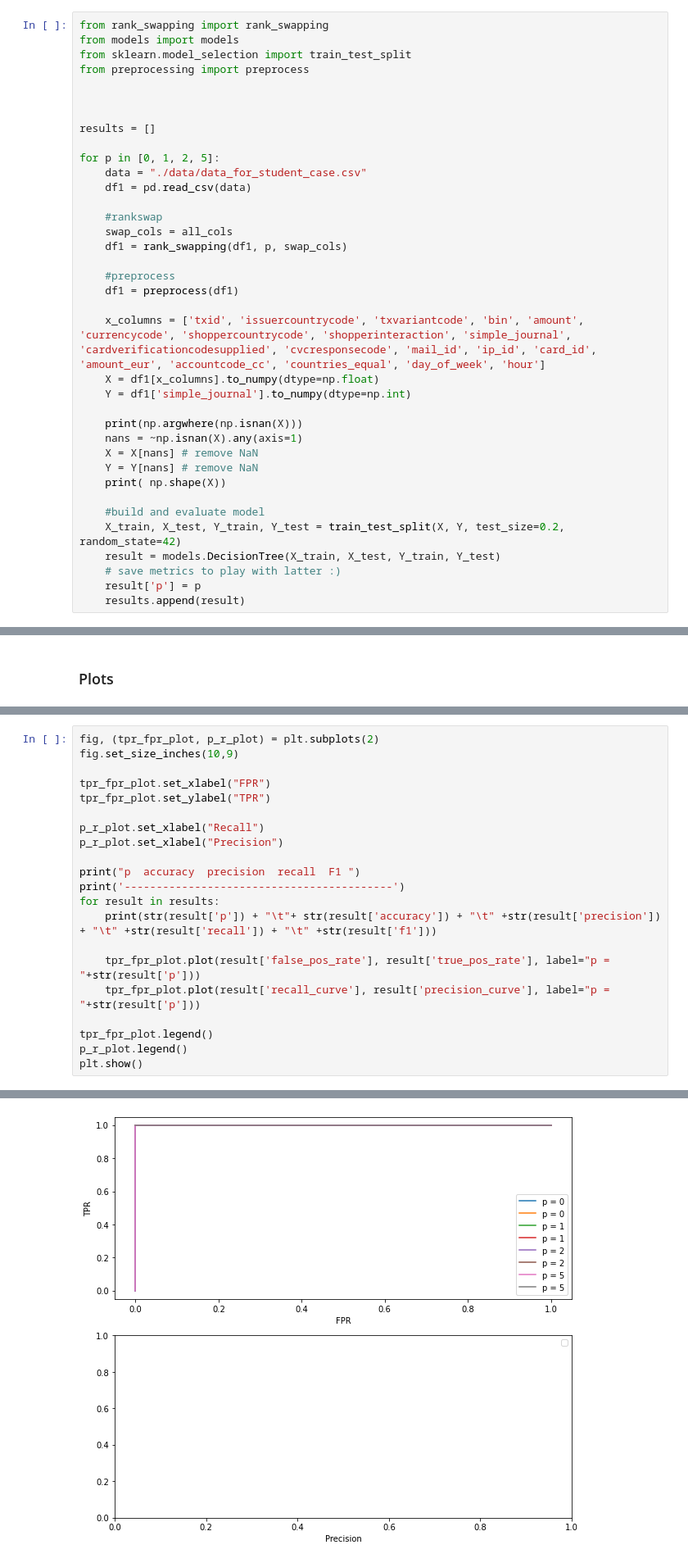
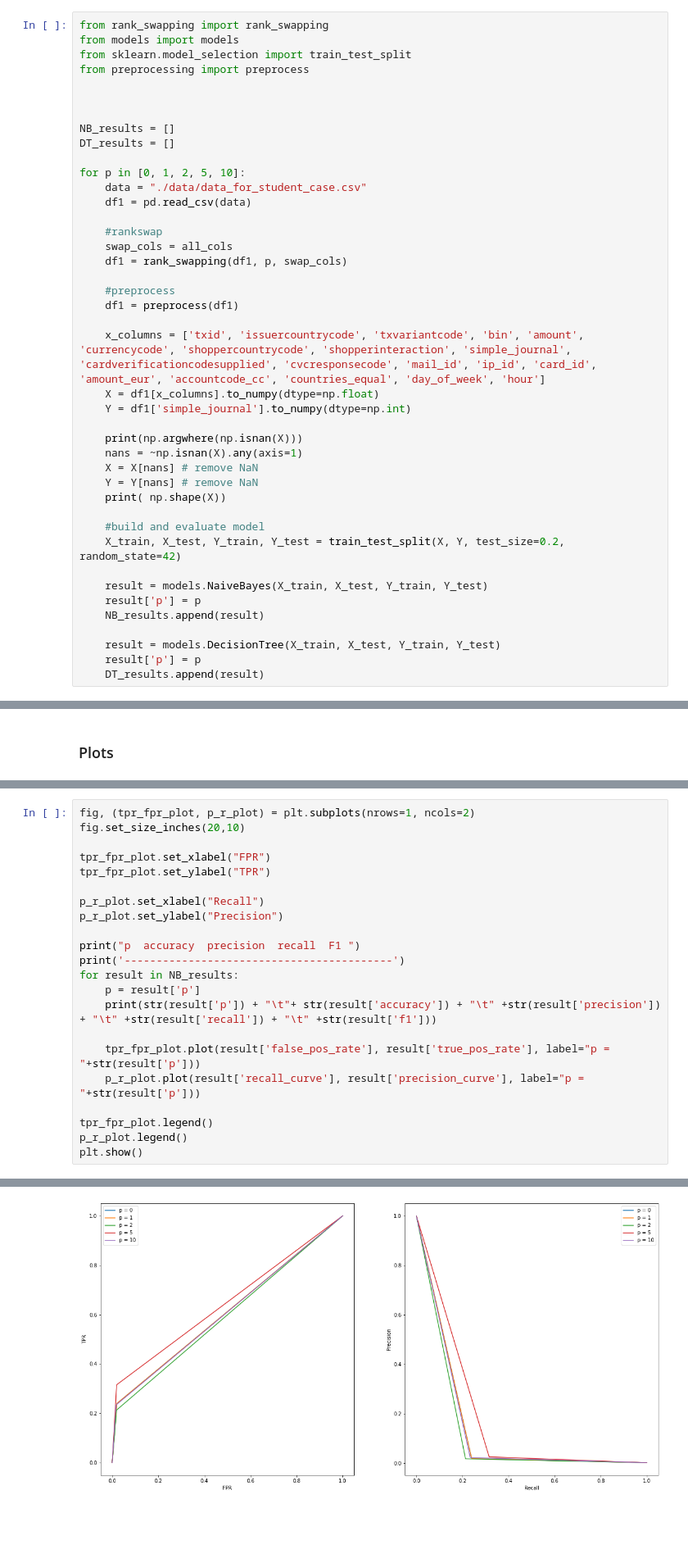
Before and after one commit to sharwinbobde/cyber-data-analytics, a Jupyter notebook: Part 1/RankSwapping.ipynb, the cells around one changed output, grey strips where cells are left out. Shown at 82% size. Cells and saved outputs as stored; diff of their text form; blank space fills up the shorter version.

```diff
--- a/Part 1/RankSwapping.ipynb
+++ b/Part 1/RankSwapping.ipynb
@@ -23,9 +23,10 @@ from preprocessing import preprocess
 
 
 
-results = []
+NB_results = []
+DT_results = []
 
-for p in [0, 1, 2, 5]:
+for p in [0, 1, 2, 5, 10]:
     data = "./data/data_for_student_case.csv"
     df1 = pd.read_csv(data)
 
@@ -48,10 +49,14 @@ for p in [0, 1, 2, 5]:
 
     #build and evaluate model
     X_train, X_test, Y_train, Y_test = train_test_split(X, Y, test_size=0.2, random_state=42)
+
+    result = models.NaiveBayes(X_train, X_test, Y_train, Y_test)
+    result['p'] = p
+    NB_results.append(result)
+
     result = models.DecisionTree(X_train, X_test, Y_train, Y_test)
-    # save metrics to play with latter :)
     result['p'] = p
-    results.append(result)
+    DT_results.append(result)
 # %% [output]
 RankSwapping with p = 0
 Not Swapping :)
@@ -75,20 +82,21 @@ Done
 # %%
-fig, (tpr_fpr_plot, p_r_plot) = plt.subplots(2)
-fig.set_size_inches(10,9)
+fig, (tpr_fpr_plot, p_r_plot) = plt.subplots(nrows=1, ncols=2)
+fig.set_size_inches(20,10)
 
 tpr_fpr_plot.set_xlabel("FPR")
 tpr_fpr_plot.set_ylabel("TPR")
 
 p_r_plot.set_xlabel("Recall")
-p_r_plot.set_xlabel("Precision")
+p_r_plot.set_ylabel("Precision")
 
 print("p  accuracy  precision  recall  F1 ")
 print('------------------------------------------')
-for result in results:
+for result in NB_results:
+    p = result['p']
     print(str(result['p']) + "\t"+ str(result['accuracy']) + "\t" +str(result['precision']) + "\t" +str(result['recall']) + "\t" +str(result['f1']))
 
     tpr_fpr_plot.plot(result['false_pos_rate'], result['true_pos_rate'], label="p = "+str(result['p']))
-    tpr_fpr_plot.plot(result['recall_curve'], result['precision_curve'], label="p = "+str(result['p']))
+    p_r_plot.plot(result['recall_curve'], result['precision_curve'], label="p = "+str(result['p']))
 
 tpr_fpr_plot.legend()
 p_r_plot.legend()
@@ -104 +112 @@ p  accuracy  precision  recall  F1
-[figure, old version]
+[figure, new version]
```
Also changed, not shown: parts of 4 cells of this notebook, 1 other file.
